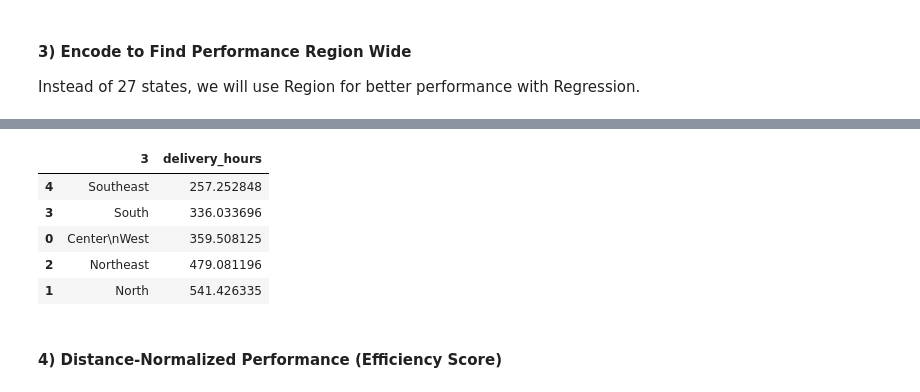
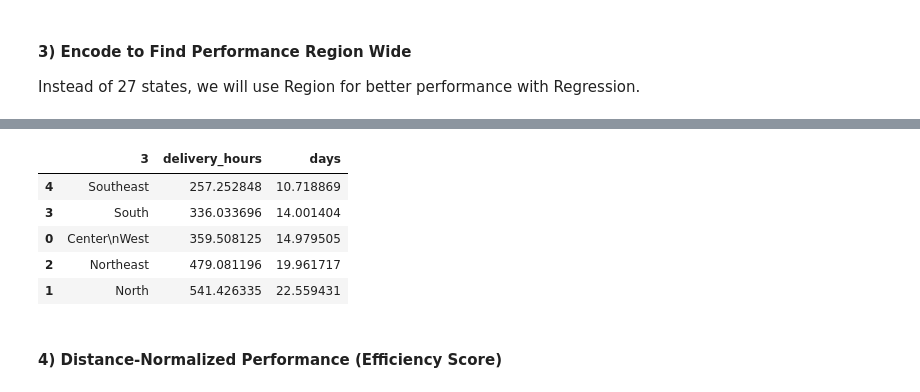
Before and after one commit to yunwe/olist-logistics-efficiency, a Jupyter notebook: notebooks/States.ipynb, the cells around one changed output, grey strips where cells are left out. Drawn from its saved outputs; the diff is of its cells as text; code cells hidden in the pictures.

```diff
--- a/notebooks/States.ipynb
+++ b/notebooks/States.ipynb
@@ -107,15 +107,16 @@ merge.head()
 df = merge
 # %%
 gp = df.groupby("3")["delivery_hours"].mean().reset_index()
+gp['days'] = gp['delivery_hours'] / 24
 gp = gp.sort_values(by="delivery_hours")
 gp.head()
 # %% [output]
-|  | 3 | delivery_hours |
-| 4 | Southeast | 257.252848 |
-| 3 | South | 336.033696 |
-| 0 | Center\nWest | 359.508125 |
-| 2 | Northeast | 479.081196 |
-| 1 | North | 541.426335 |
+|  | 3 | delivery_hours | days |
+| 4 | Southeast | 257.252848 | 10.718869 |
+| 3 | South | 336.033696 | 14.001404 |
+| 0 | Center\nWest | 359.508125 | 14.979505 |
+| 2 | Northeast | 479.081196 | 19.961717 |
+| 1 | North | 541.426335 | 22.559431 |
 # %% [markdown]
 #### 4) Distance-Normalized Performance (Efficiency Score)
 # %%
```
Also changed, not shown: parts of 6 cells of this notebook, 2 other files.
